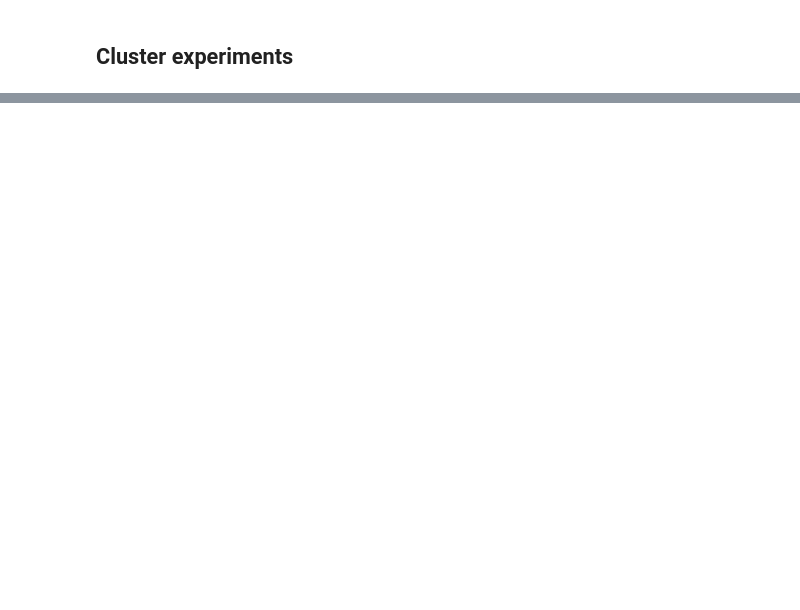
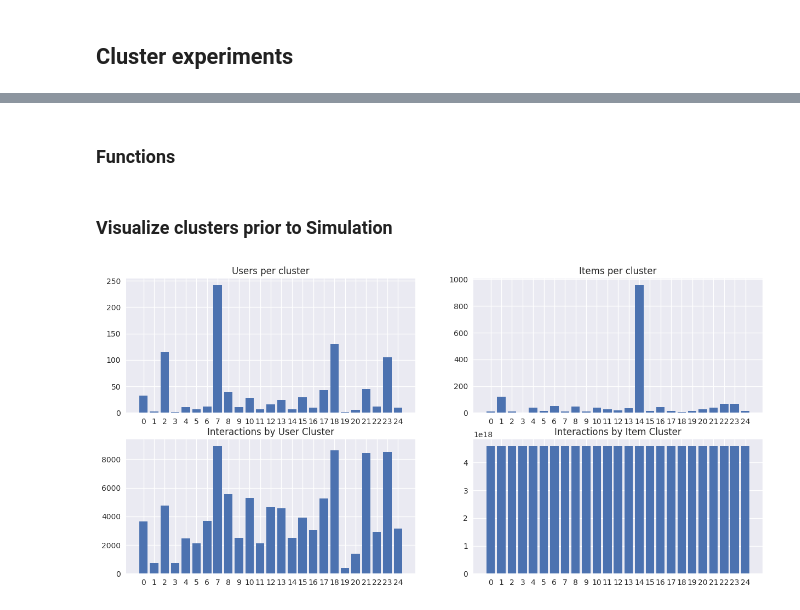
Before and after one commit to jannikjw/fair-recommender-systems, a Jupyter notebook: clustering_experiments.ipynb, the cells around one changed output, grey strips where cells are left out. Drawn from its saved outputs; the diff is of its cells as text; code cells hidden in the pictures; blank space fills up the shorter version.

```diff
--- a/clustering_experiments.ipynb
+++ b/clustering_experiments.ipynb
@@ -29,6 +32,6 @@ globals.initialize()
 # %% [markdown]
 ## Creating RecommenderSystem on MovieLens
 # %%
-n_attrs=500
+n_attrs=20
 max_iter=1000
-n_clusters=20
+n_clusters=25
@@ -135 +90,45 @@ plt.show()
+# %% [markdown]
+### Functions
+# %%
+# count number of occurences in cluster_ids
+def plot_cluster_distributions(binary_ratings_matrix, user_cluster_ids, item_cluster_ids):
+    fig, axs = plt.subplots(2,2, figsize=(15, 7))
+
+    # plot bar chart where x axis is cluster_id and height is number of items in a cluster
+    cluster_counts = np.bincount(user_cluster_ids)
+    axs[0, 0].bar(x=range(len(cluster_counts)), height=cluster_counts)
+    axs[0, 0].set_xticks(range(len(cluster_counts)), range(0, len(cluster_counts)))
+    axs[0, 0].set_title('Users per cluster')
+
+    # count number of occurences in cluster_ids
+    cluster_counts = np.bincount(item_cluster_ids)
+    axs[0, 1].bar(x=range(len(cluster_counts)), height=cluster_counts)
+    axs[0, 1].set_xticks(range(len(cluster_counts)), range(0, len(cluster_counts)))
+    axs[0, 1].set_title('Items per cluster')
+
+    # Interactions per user cluster
+    interactions_per_user_cluster = np.empty(len(np.unique(user_cluster_ids)), dtype=int)
+    for i, id in enumerate(user_cluster_ids):
+        interactions_per_user_cluster[id] += np.sum(binary_ratings_matrix[i, :])
+
+    # Interactions per item cluster
+    interactions_per_item_cluster = np.empty(len(np.unique(item_cluster_ids)), dtype=int)
+    for i, id in enumerate(item_cluster_ids):
+        interactions_per_item_cluster[id] += np.sum(binary_ratings_matrix[:, i])
+
+    axs[1, 0].bar(x=range(len(interactions_per_user_cluster)), height=interactions_per_user_cluster)
+    axs[1, 0].set_xticks(range(len(np.unique(user_cluster_ids))), range(0, len(np.unique(user_cluster_ids))))
+    axs[1, 0].set_title('Interactions by User Cluster')
+
+    axs[1, 1].bar(x=range(len(interactions_per_item_cluster)), height=interactions_per_item_cluster)
+    axs[1, 1].set_xticks(range(len(np.unique(item_cluster_ids))), range(0, len(np.unique(item_cluster_ids))))
+    axs[1, 1].set_title('Interactions by Item Cluster')
+
+    plt.show()
+# %% [markdown]
+### Visualize clusters prior to Simulation
+# %%
+plot_cluster_distributions(binary_ratings_matrix, user_cluster_ids, item_cluster_ids)
+# %% [output]
+[figure, added]
 # %%
```
Also changed, not shown: parts of 29 cells of this notebook, 7 other files.
